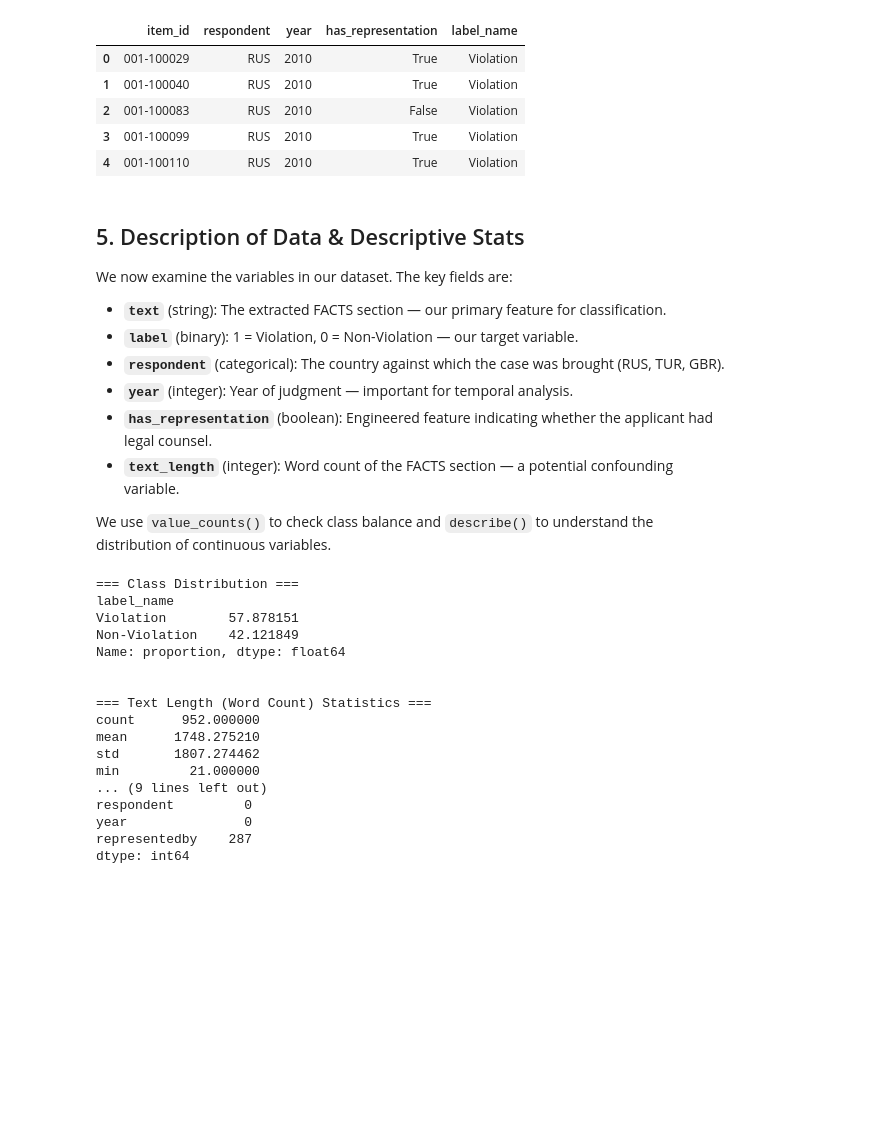
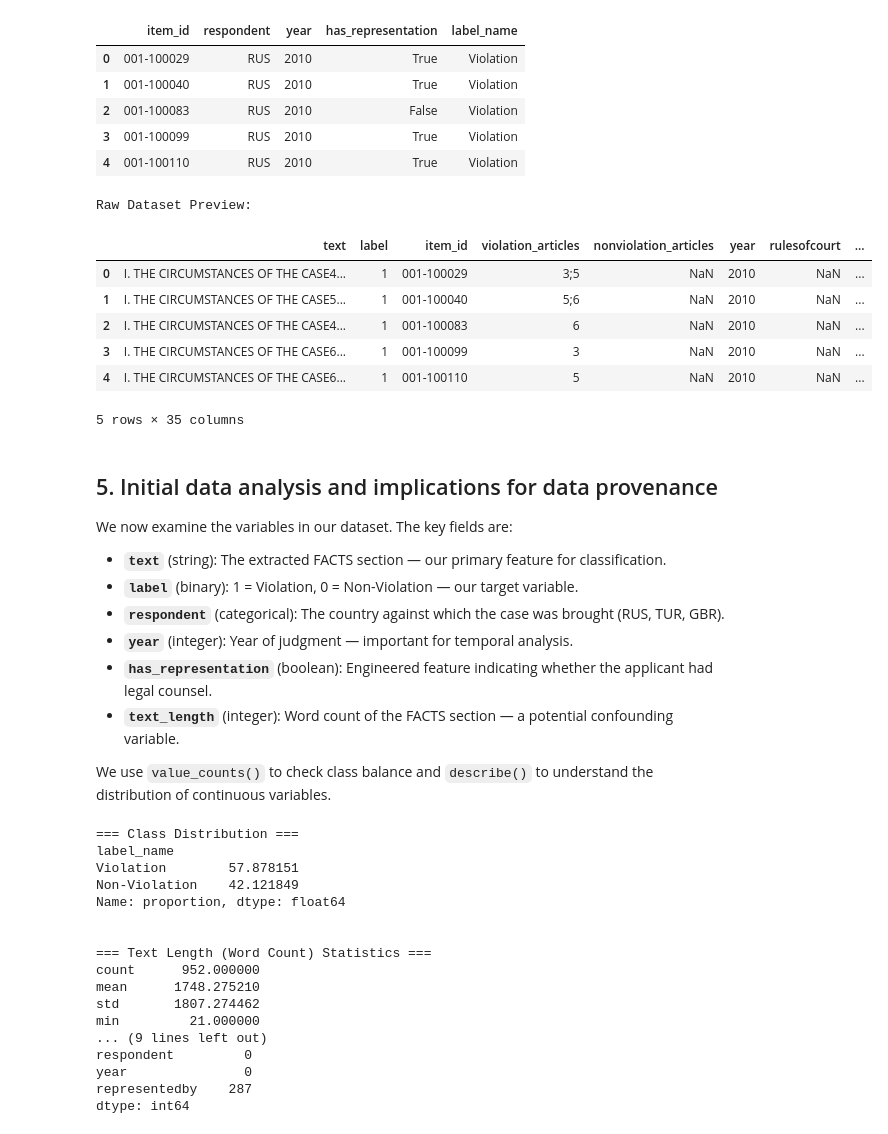
Before and after one commit to seaskyjj/echr, a Jupyter notebook: EDA_unified.ipynb, the cells around one changed output. Drawn from its saved outputs; the diff is of its cells as text; code cells hidden in the pictures; blank space fills up the shorter version.

```diff
--- a/EDA_unified.ipynb
+++ b/EDA_unified.ipynb
@@ -163,8 +169,20 @@ Label distribution: {'Violation': 551, 'Non-Violation': 401}
 | 2 | 001-100083 | RUS | 2010 | False | Violation |
 | 3 | 001-100099 | RUS | 2010 | True | Violation |
 | 4 | 001-100110 | RUS | 2010 | True | Violation |
+# %%
+print(f"Raw Dataset Preview:")
+df.head()
+# %% [output]
+Raw Dataset Preview:
+|  | text | label | item_id | violation_articles | nonviolation_articles | year | rulesofcourt | ... |
+| 0 | I. THE CIRCUMSTANCES OF THE CASE4... | 1 | 001-100029 | 3;5 | NaN | 2010 | NaN | ... |
+| 1 | I. THE CIRCUMSTANCES OF THE CASE5... | 1 | 001-100040 | 5;6 | NaN | 2010 | NaN | ... |
+| 2 | I. THE CIRCUMSTANCES OF THE CASE4... | 1 | 001-100083 | 6 | NaN | 2010 | NaN | ... |
+| 3 | I. THE CIRCUMSTANCES OF THE CASE6... | 1 | 001-100099 | 3 | NaN | 2010 | NaN | ... |
+| 4 | I. THE CIRCUMSTANCES OF THE CASE6... | 1 | 001-100110 | 5 | NaN | 2010 | NaN | ... |
+5 rows × 35 columns
 # %% [markdown]
-## 5. Description of Data & Descriptive Stats
+## 5. Initial data analysis and implications for data provenance
 
 We now examine the variables in our dataset. The key fields are:
 - **`text`** (string): The extracted FACTS section — our primary feature for classification.
```
Also changed, not shown: parts of 22 cells of this notebook.
